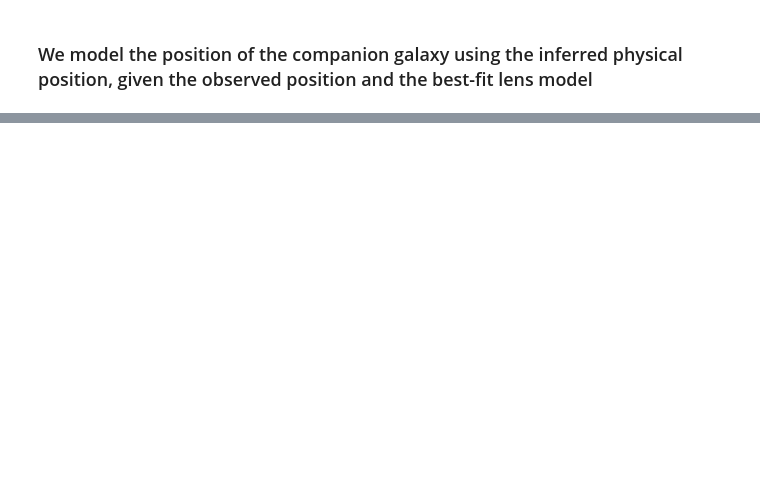
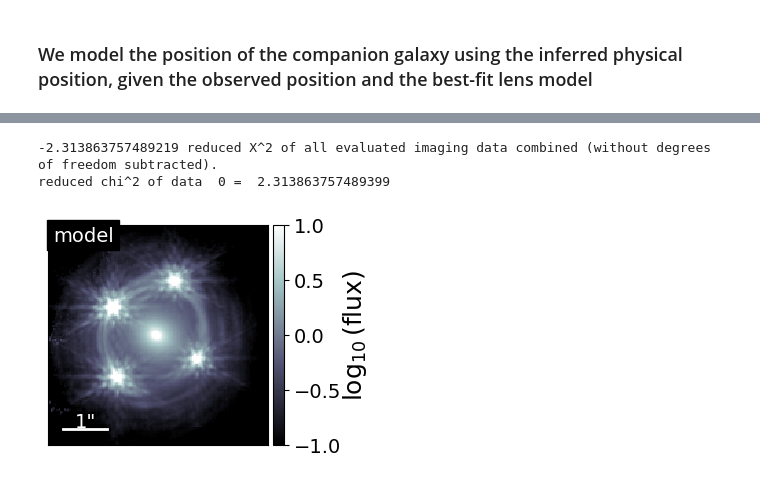
Before and after one commit to dangilman/samana, a Jupyter notebook: notebooks/baseline_lensmodels/he0435/he0435_baseline_model_physconv.ipynb, the cells around one changed output, grey strips where cells are left out. Drawn from its saved outputs; the diff is of its cells as text; code cells hidden in the pictures; blank space fills up the shorter version.

Commit message:
update baseline lens model notebooks

```diff
--- a/notebooks/baseline_lensmodels/he0435/he0435_baseline_model_physconv.ipynb
+++ b/notebooks/baseline_lensmodels/he0435/he0435_baseline_model_physconv.ipynb
@@ -223,0 +151,22 @@ reduced chi^2 of data  0 =  1.4385820164114587
+# %%
+kwargs_result = kwargs_result_1
+modelPlot = ModelPlot(multi_band_list, kwargs_model, kwargs_result, arrow_size=0.02, cmap_string="bone",
+                      image_likelihood_mask_list=None,fast_caustic=True)
+
+fig = plt.figure(1)
+fig.set_size_inches(14,4.5)
+
+ax1 = plt.subplot(141)
+modelPlot._arrow_size = 0
+v_min = -1
+v_max = v_min +2
+modelPlot.model_plot(ax=ax1,
+                    v_min=v_min,v_max=v_max,text='model',font_size=14,no_arrow=True)
+im = ax1.images
+cb = im[-1].colorbar
+cb.set_label(r'$\log_{10}\left(\rm{flux}\right)$',labelpad=0,fontsize=18)
+plt.savefig('he0435_model_cutout.pdf',bbox_inches='tight')
+# %% [output]
+-2.313863757489219 reduced X^2 of all evaluated imaging data combined (without degrees of freedom subtracted).
+reduced chi^2 of data  0 =  2.313863757489399
+[figure, added]
```
Also changed, not shown: parts of 8 cells of this notebook, 7 other files.
